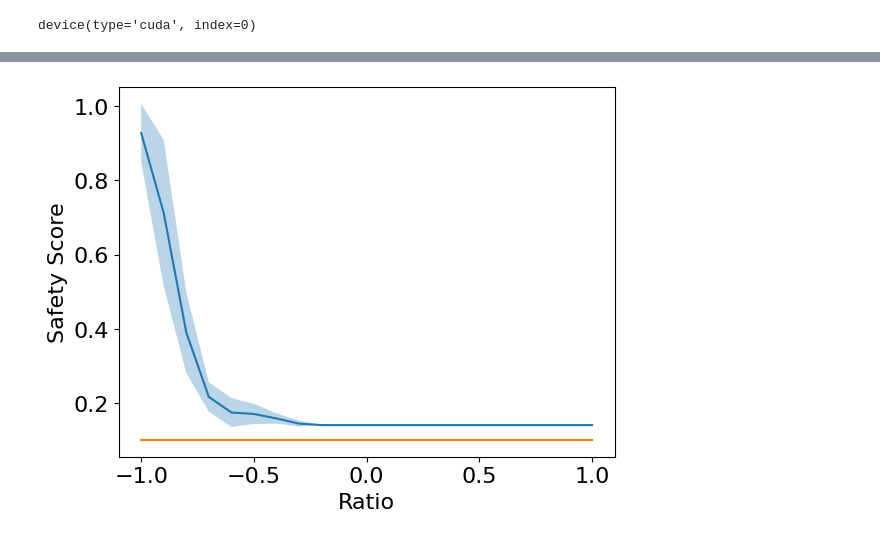
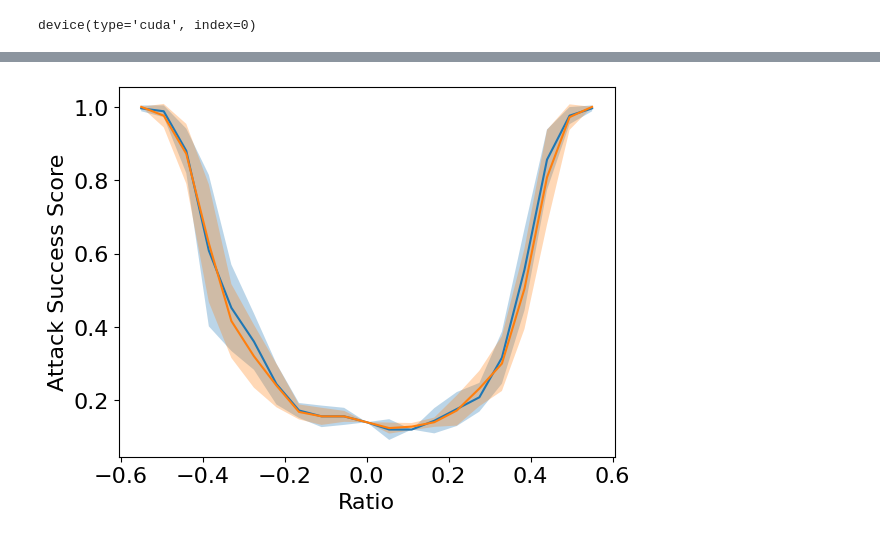
Before and after one commit to cybershiptrooper/projected-gradients, a Jupyter notebook: measure_basins.ipynb, the cells around one changed output, grey strips where cells are left out. Drawn from its saved outputs; the diff is of its cells as text; code cells hidden in the pictures.

Commit message:
batched inputs, load stores from files

```diff
--- a/measure_basins.ipynb
+++ b/measure_basins.ipynb
@@ -74,21 +75,28 @@ safety_score_fn(
 # %%
 torch.cuda.empty_cache()
 # %%
-xs = np.linspace(-1, 1, 21)
-params = [f"model.layers.{l}.mlp.down_proj.weight" for l in range(18)]
-# params = list(set([k if 'weight' in k and 'norm' not in k else None for k in dict(model.named_parameters()).keys()]))
+xs = np.linspace(-0.55, 0.55, 21)
+# params = [f"model.layers.{l}.mlp.down_proj.weight" for l in range(18)]
+params = list(set(
+    [
+        k
+        if ('weight' in k) and ('norm' not in k) and ('embed' not in k) # and ('attn' not in k)
+        else None
+        for k in dict(model.named_parameters()).keys()
+    ]
+))
 params = [p for p in params if p is not None]
+n_seeds = 1
 # %%
 from tqdm import tqdm
 results = []
 
-for seed in tqdm(range(10)):
+for seed in tqdm(range(n_seeds)):
     result = visage(
         safety_score_type="substring",
         model=model,
         tokenizer=tokenizer,
-        ndim=10,
-        prompts=prompts[:50],
+        prompts=prompts,
         names_of_params=params,
         score_fn_kwargs=dict(sample_length=50),
         detect_toks=_test_prefixes_jailbreakbench,
@@ -106,14 +117,15 @@ plt.rcParams.update({
 'axes.labelsize': 16,
 })
 # %%
-def plot_results(results, xs):
+def plot_results(results, xs, errorbar=False):
     mean_results = np.mean(results, axis=0)
     std_results = np.std(results, axis=0)
     # plot with shaded area for std
     plt.plot(xs, mean_results)
-    plt.fill_between(xs, mean_results - std_results, mean_results + std_results, alpha=0.3)
+    if errorbar:
+        plt.fill_between(xs, mean_results - std_results, mean_results + std_results, alpha=0.3)
     plt.xlabel("Ratio")
-    plt.ylabel("Safety Score")
+    plt.ylabel("Attack Success Score")
 
 plot_results(1-np.array(results), xs)
 # %% [output]
@@ -125,3 +138,16 @@ base_model.to("cuda")
 base_model.device
 # %% [output]
 device(type='cuda', index=0)
+# %%
+from projected_gradients.svd_projection import SVDProjectionStore
+
+ndim = 10
+projections = SVDProjectionStore.make_projection_store(
+    ndim=ndim,
+    names_of_params=params,
+    sft_model=model,
+    it_model=base_model,
+    projection_type="both",
+    keep_in_files=True,
+    dump_root_dir=f"results/{model_name}"
+)
@@ -150,5 +204,6 @@ for seed in tqdm(range(10)):
 # %%
-plot_results(1-np.array(results), xs)
-plot_results(1-np.array(projected_results), xs)
+plot_results(1-np.array(results), xs, errorbar=True)
+plot_results(1-np.array(projected_results), xs, errorbar=True)
+plt.savefig(f"results/plots/{model_name}/visage_error_bars.png")
 # %% [output]
-[figure, old version]
+[figure, new version]
```
Also changed, not shown: parts of 16 cells of this notebook, 4 other files.
